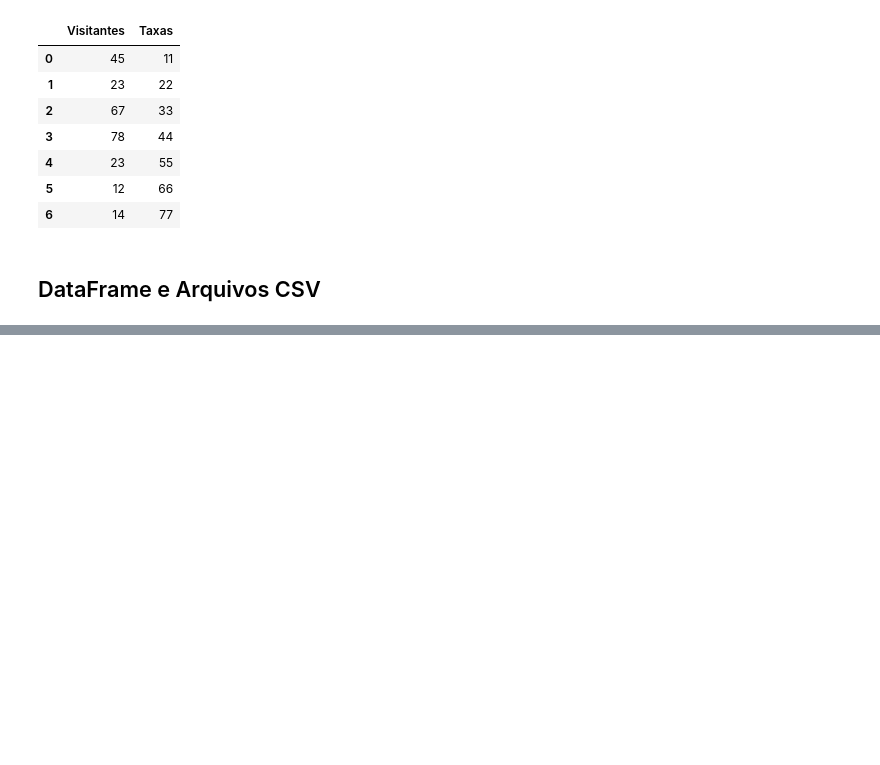
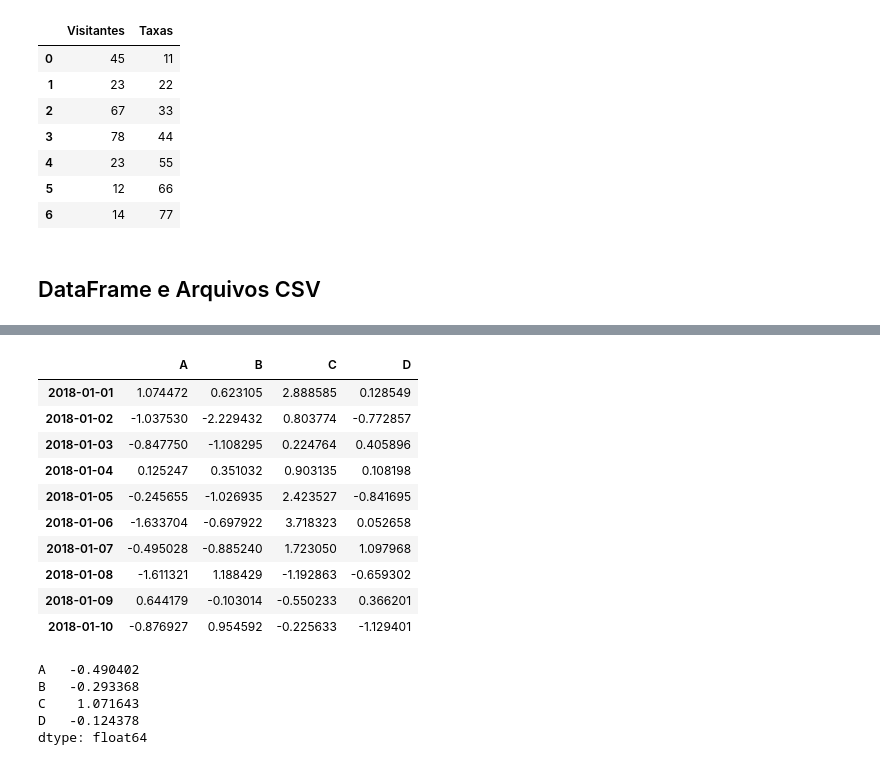
Before and after one commit to jonathan-JIPSlok/DataScience, a Jupyter notebook: pandas/main.ipynb, the cells around one changed output, grey strips where cells are left out. Cells and saved outputs as stored; diff of their text form; code cells hidden in the pictures; blank space fills up the shorter version.

```diff
--- a/pandas/main.ipynb
+++ b/pandas/main.ipynb
@@ -301,0 +403,26 @@ df[['Visitantes', 'Taxas']]
+# %%
+#Criando um dataframe com range de data
+dates = pd.date_range('20180101', periods = 10)
+df = pd.DataFrame(np.random.randn(10,4), index = dates, columns = list('ABCD'))
+df
+# %% [output]
+|  | A | B | C | D |
+| 2018-01-01 | 1.074472 | 0.623105 | 2.888585 | 0.128549 |
+| 2018-01-02 | -1.037530 | -2.229432 | 0.803774 | -0.772857 |
+| 2018-01-03 | -0.847750 | -1.108295 | 0.224764 | 0.405896 |
+| 2018-01-04 | 0.125247 | 0.351032 | 0.903135 | 0.108198 |
+| 2018-01-05 | -0.245655 | -1.026935 | 2.423527 | -0.841695 |
+| 2018-01-06 | -1.633704 | -0.697922 | 3.718323 | 0.052658 |
+| 2018-01-07 | -0.495028 | -0.885240 | 1.723050 | 1.097968 |
+| 2018-01-08 | -1.611321 | 1.188429 | -1.192863 | -0.659302 |
+| 2018-01-09 | 0.644179 | -0.103014 | -0.550233 | 0.366201 |
+| 2018-01-10 | -0.876927 | 0.954592 | -0.225633 | -1.129401 |
+# %%
+#Media por coluna
+df.mean()
+# %% [output]
+A   -0.490402
+B   -0.293368
+C    1.071643
+D   -0.124378
+dtype: float64
```
Also changed, not shown: parts of 14 cells of this notebook, 1 other file.
